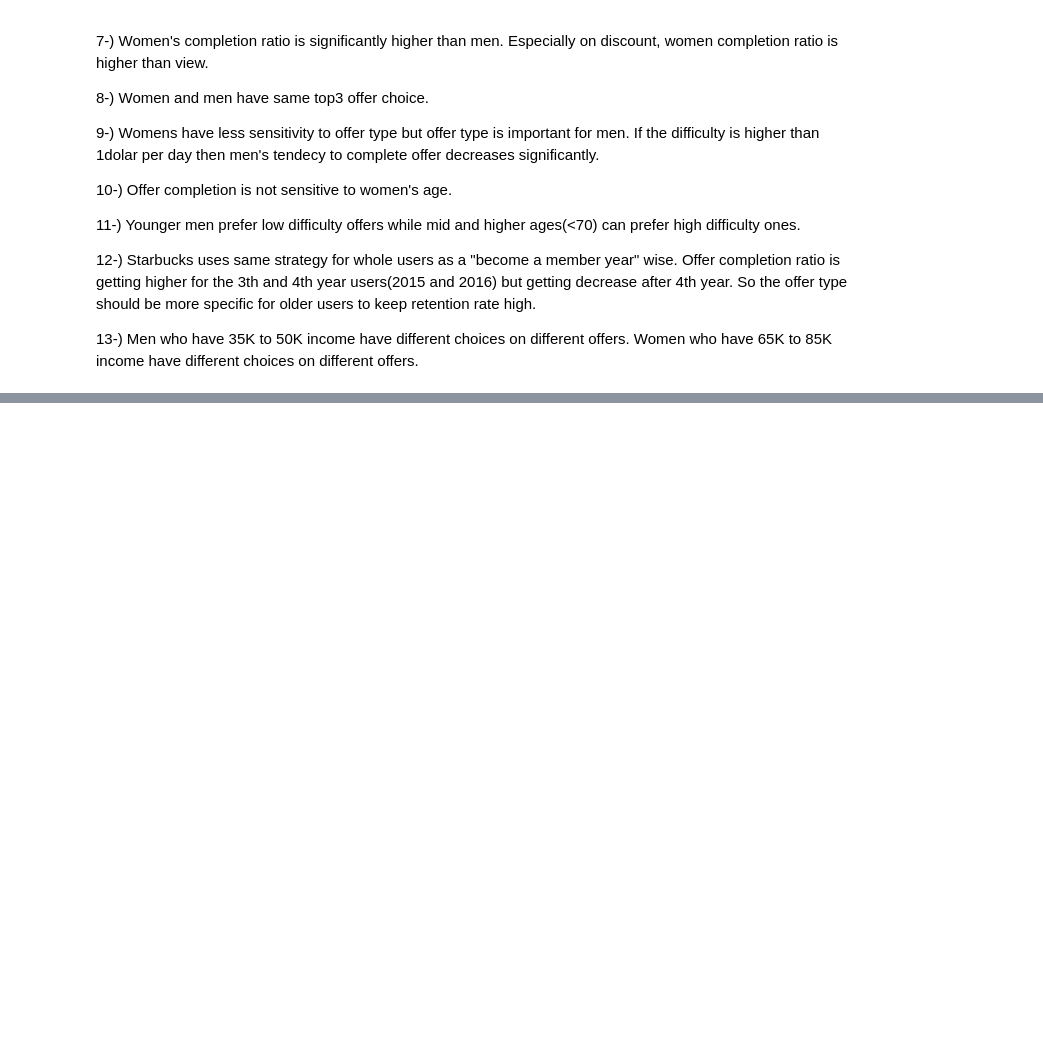
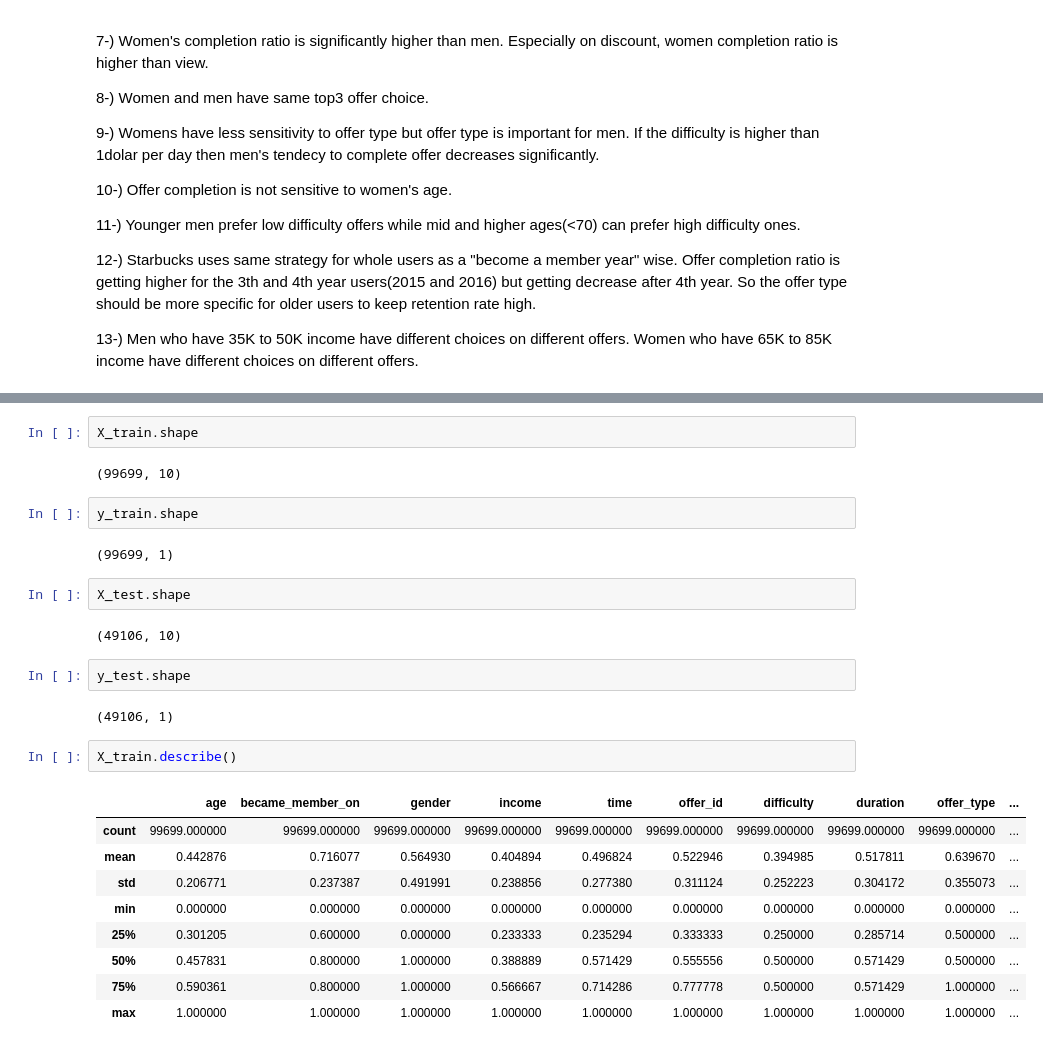
Before and after one commit to mdurus/Starbucks-Project, a Jupyter notebook: Starbucks_Capstone_notebook.ipynb, the cells around one changed output, grey strips where cells are left out. Saved outputs shown, nothing was run; the diff lists cells and outputs as text; blank space fills up the shorter version.

```diff
--- a/Starbucks_Capstone_notebook.ipynb
+++ b/Starbucks_Capstone_notebook.ipynb
@@ -1091,0 +1345,28 @@ Focus on offer 7,8,5 and 1 in general. Retention rate is higher.
+# %%
+X_train.shape
+# %% [output]
+(99699, 10)
+# %%
+y_train.shape
+# %% [output]
+(99699, 1)
+# %%
+X_test.shape
+# %% [output]
+(49106, 10)
+# %%
+y_test.shape
+# %% [output]
+(49106, 1)
+# %%
+X_train.describe()
+# %% [output]
+|  | age | became_member_on | gender | income | time | offer_id | difficulty | duration | offer_type | ... |
+| count | 99699.000000 | 99699.000000 | 99699.000000 | 99699.000000 | 99699.000000 | 99699.000000 | 99699.000000 | 99699.000000 | 99699.000000 | ... |
+| mean | 0.442876 | 0.716077 | 0.564930 | 0.404894 | 0.496824 | 0.522946 | 0.394985 | 0.517811 | 0.639670 | ... |
+| std | 0.206771 | 0.237387 | 0.491991 | 0.238856 | 0.277380 | 0.311124 | 0.252223 | 0.304172 | 0.355073 | ... |
+| min | 0.000000 | 0.000000 | 0.000000 | 0.000000 | 0.000000 | 0.000000 | 0.000000 | 0.000000 | 0.000000 | ... |
+| 25% | 0.301205 | 0.600000 | 0.000000 | 0.233333 | 0.235294 | 0.333333 | 0.250000 | 0.285714 | 0.500000 | ... |
+| 50% | 0.457831 | 0.800000 | 1.000000 | 0.388889 | 0.571429 | 0.555556 | 0.500000 | 0.571429 | 0.500000 | ... |
+| 75% | 0.590361 | 0.800000 | 1.000000 | 0.566667 | 0.714286 | 0.777778 | 0.500000 | 0.571429 | 1.000000 | ... |
+| max | 1.000000 | 1.000000 | 1.000000 | 1.000000 | 1.000000 | 1.000000 | 1.000000 | 1.000000 | 1.000000 | ... |
```
Also changed, not shown: parts of 36 cells of this notebook.
